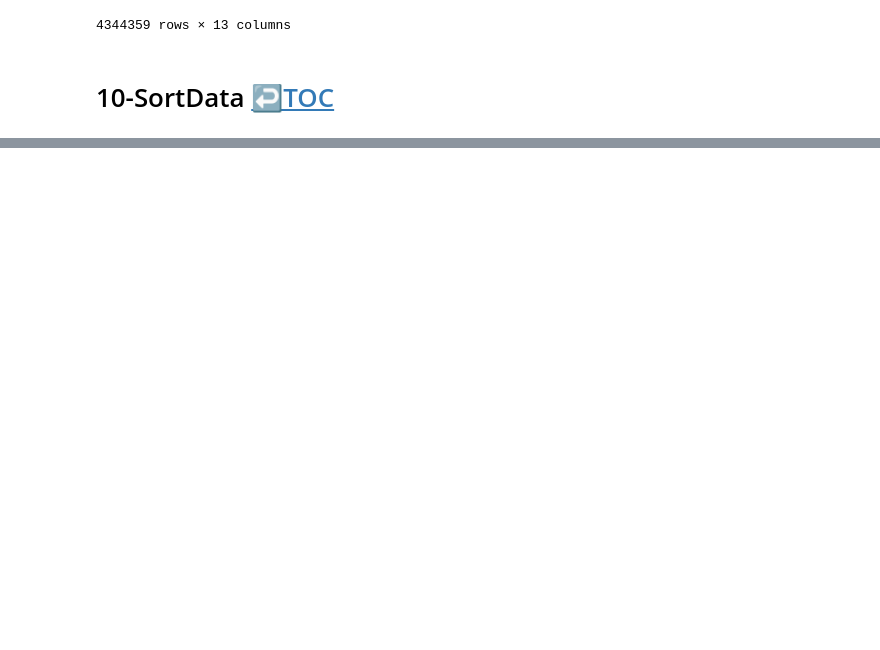
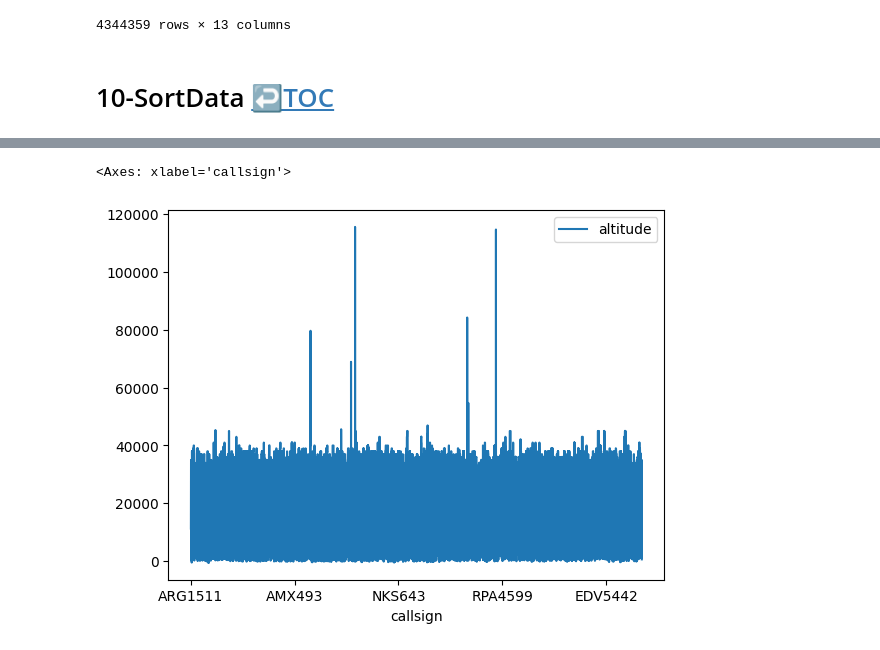
Before and after one commit to kachraz/ytlpda, a Jupyter notebook: KAG/ytleapan.ipynb, the cells around one changed output, grey strips where cells are left out. Cells and saved outputs as stored; diff of their text form; code cells hidden in the pictures; blank space fills up the shorter version.

```diff
--- a/KAG/ytleapan.ipynb
+++ b/KAG/ytleapan.ipynb
@@ -1198,0 +1218,5 @@ df.assign(al3 = df['altitude']/2)
+# %%
+df.plot(x='callsign', y='altitude')
+# %% [output]
+<Axes: xlabel='callsign'>
+[figure, added]
```
Also changed, not shown: parts of 22 cells of this notebook.
